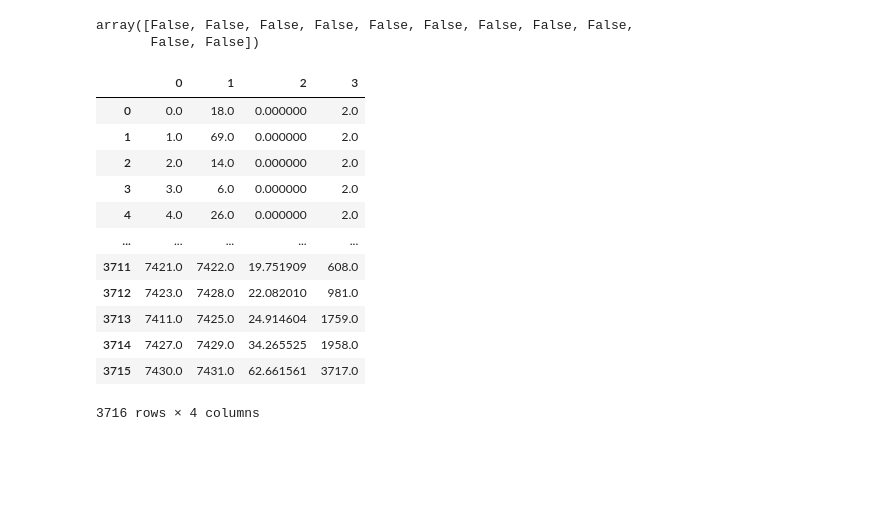
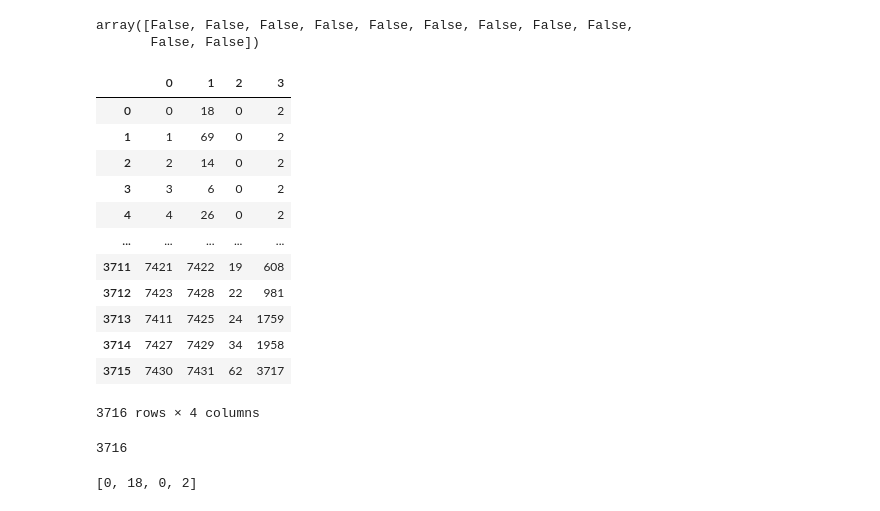
Before and after one commit to christopher-gong/optometry, a Jupyter notebook: sp20/aggl/AgglomerativeClustering_191126Dataset.ipynb, the cells around one changed output. Cells and saved outputs as stored; diff of their text form; code cells hidden in the pictures; blank space fills up the shorter version.

```diff
--- a/sp20/aggl/AgglomerativeClustering_191126Dataset.ipynb
+++ b/sp20/aggl/AgglomerativeClustering_191126Dataset.ipynb
@@ -134,19 +165,30 @@ np.logical_xor(list(z[0]), list(z[1]))
 # %% [output]
 array([False, False, False, False, False, False, False, False, False,
        False, False])
-# %%
-pd.DataFrame(linkage_matrix)
-# %% [output]
-|  | 0 | 1 | 2 | 3 |
-| 0 | 0.0 | 18.0 | 0.000000 | 2.0 |
-| 1 | 1.0 | 69.0 | 0.000000 | 2.0 |
-| 2 | 2.0 | 14.0 | 0.000000 | 2.0 |
-| 3 | 3.0 | 6.0 | 0.000000 | 2.0 |
-| 4 | 4.0 | 26.0 | 0.000000 | 2.0 |
-| ... | ... | ... | ... | ... |
-| 3711 | 7421.0 | 7422.0 | 19.751909 | 608.0 |
-| 3712 | 7423.0 | 7428.0 | 22.082010 | 981.0 |
-| 3713 | 7411.0 | 7425.0 | 24.914604 | 1759.0 |
-| 3714 | 7427.0 | 7429.0 | 34.265525 | 1958.0 |
-| 3715 | 7430.0 | 7431.0 | 62.661561 | 3717.0 |
-3716 rows × 4 columns
+# %%
+l = pd.DataFrame(linkage_matrix)
+l = l.astype(int)
+l
+# %% [output]
+|  | 0 | 1 | 2 | 3 |
+| 0 | 0 | 18 | 0 | 2 |
+| 1 | 1 | 69 | 0 | 2 |
+| 2 | 2 | 14 | 0 | 2 |
+| 3 | 3 | 6 | 0 | 2 |
+| 4 | 4 | 26 | 0 | 2 |
+| ... | ... | ... | ... | ... |
+| 3711 | 7421 | 7422 | 19 | 608 |
+| 3712 | 7423 | 7428 | 22 | 981 |
+| 3713 | 7411 | 7425 | 24 | 1759 |
+| 3714 | 7427 | 7429 | 34 | 1958 |
+| 3715 | 7430 | 7431 | 62 | 3717 |
+3716 rows × 4 columns
+# %%
+l[l[1] == 3716.0].head(5)
+len(l)
+# %% [output]
+3716
+# %%
+list(l.iloc[0])
+# %% [output]
+[0, 18, 0, 2]
```
Also changed, not shown: parts of 10 cells of this notebook, 2 other files.
